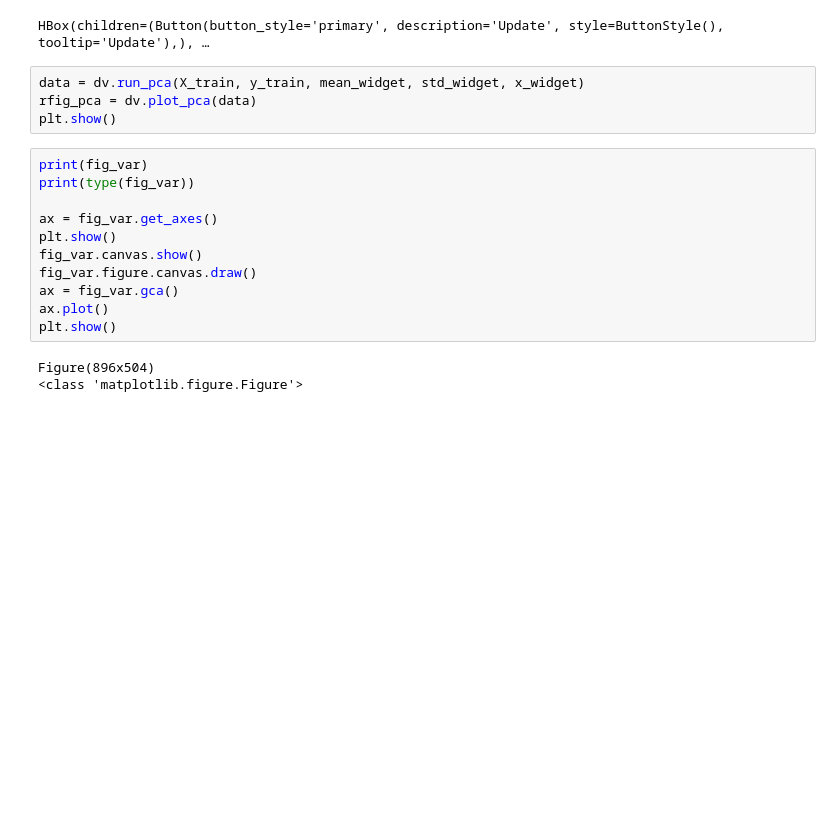
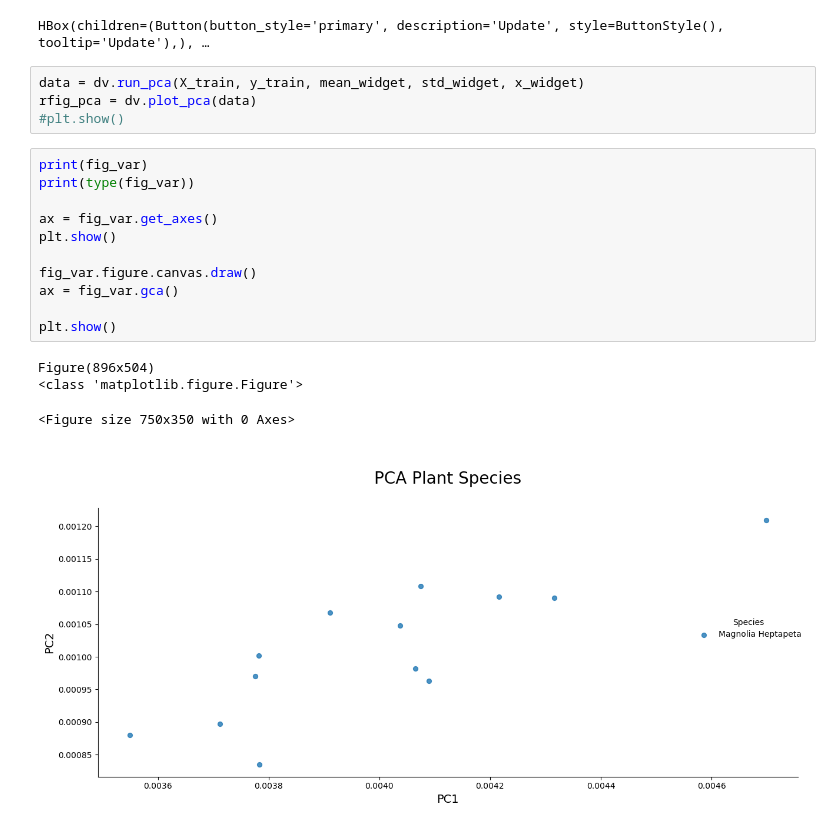
Before and after one commit to niedeado/M05_ProjectReproducibility, a Jupyter notebook: notebooks/VisualWidget.ipynb, the cells around one changed output. Cells and saved outputs as stored; diff of their text form; blank space fills up the shorter version.

```diff
--- a/notebooks/VisualWidget.ipynb
+++ b/notebooks/VisualWidget.ipynb
@@ -23,18 +25,20 @@ HBox(children=(Button(button_style='primary', description='Update', style=Button
 # %%
 data = dv.run_pca(X_train, y_train, mean_widget, std_widget, x_widget)
 rfig_pca = dv.plot_pca(data)
-plt.show()
+#plt.show()
 # %%
 print(fig_var)
 print(type(fig_var))
 
 ax = fig_var.get_axes()
 plt.show()
-fig_var.canvas.show()
+
 fig_var.figure.canvas.draw()
 ax = fig_var.gca()
-ax.plot()
+
 plt.show()
 # %% [output]
 Figure(896x504)
 <class 'matplotlib.figure.Figure'>
+<Figure size 750x350 with 0 Axes>
+[figure, added]
```
Also changed, not shown: parts of 2 cells of this notebook, 2 other files.
